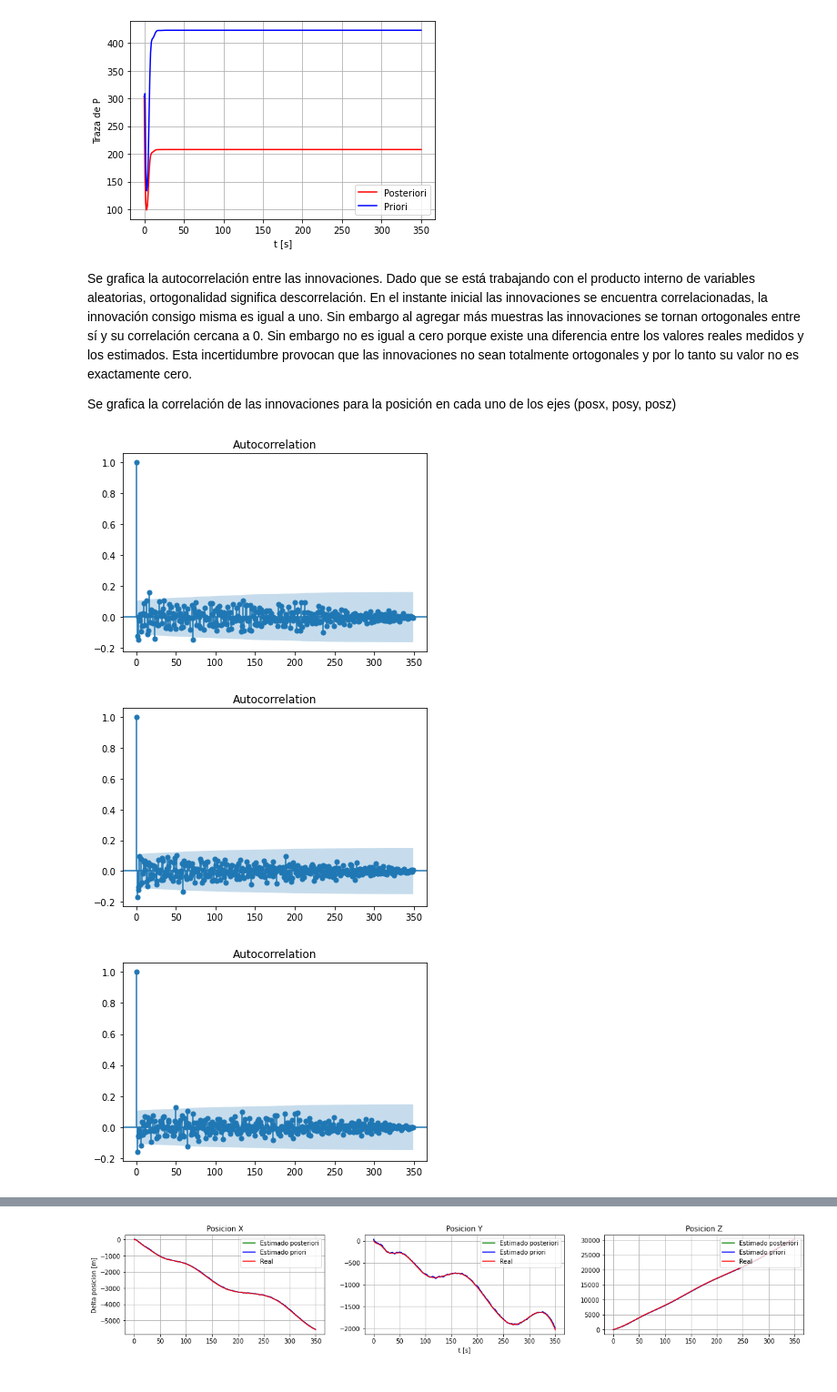
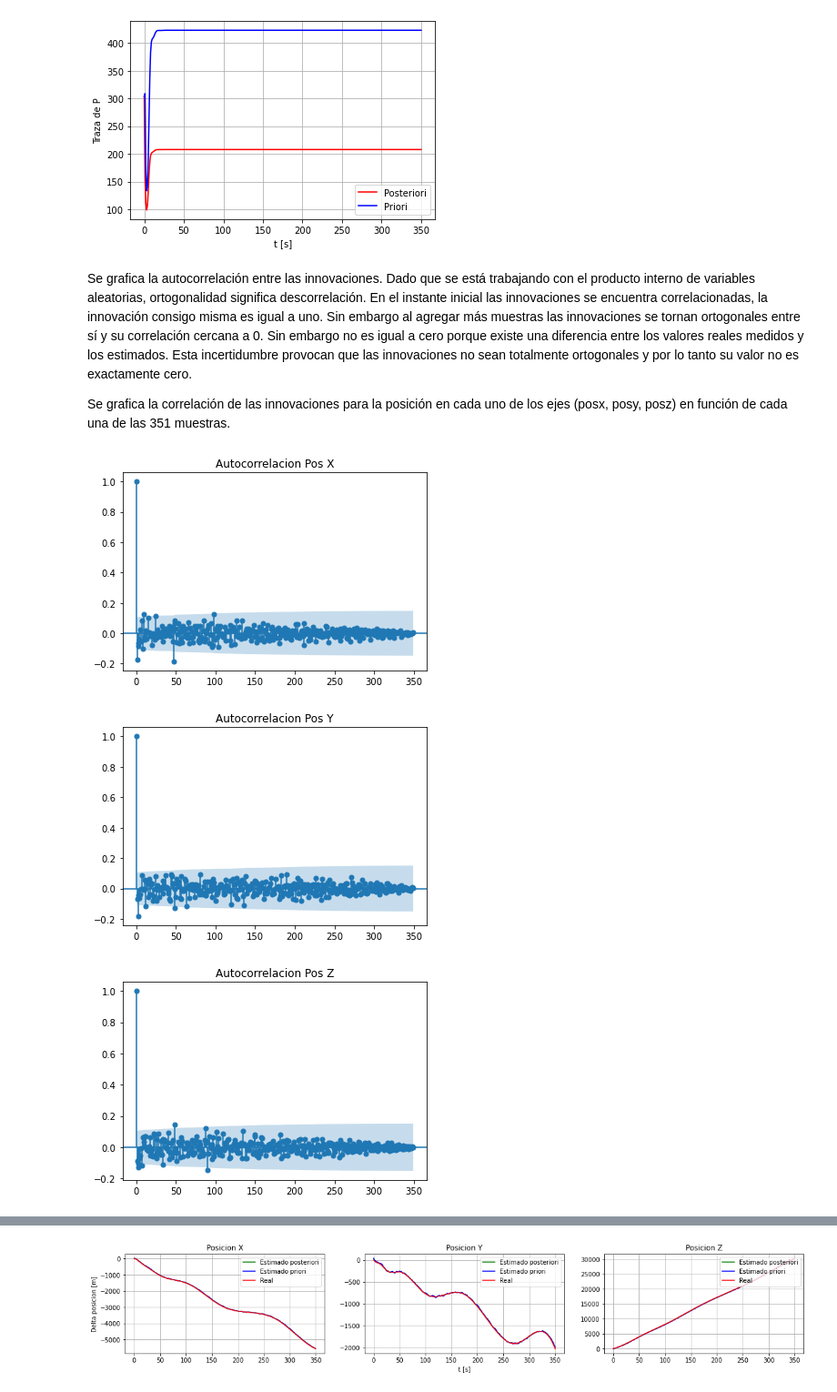
Before and after one commit to GonzaloRomeroR/Kalman-Filter, a Jupyter notebook: TP.ipynb, the cells around one changed output, grey strips where cells are left out. Shown at 91% size. Drawn from its saved outputs; the diff is of its cells as text; code cells hidden in the pictures.

```diff
--- a/TP.ipynb
+++ b/TP.ipynb
@@ -426,16 +425,16 @@ plot_pk(P_posteriori_list, P_priori_list)
 # %% [markdown]
 Se grafica la autocorrelación entre las innovaciones. Dado que se está trabajando con el producto interno de variables aleatorias, ortogonalidad significa descorrelación. En el instante inicial las innovaciones se encuentra correlacionadas, la innovación consigo misma es igual a uno. Sin embargo al agregar más muestras las innovaciones se tornan ortogonales entre sí y su correlación cercana a 0. Sin embargo no es igual a cero porque existe una diferencia entre los valores reales medidos y los estimados. Esta incertidumbre provocan que las innovaciones no sean totalmente ortogonales y por lo tanto su valor no es exactamente cero.
 
-Se grafica la correlación de las innovaciones para la posición en cada uno de los ejes (posx, posy, posz)
+Se grafica la correlación de las innovaciones para la posición en cada uno de los ejes (posx, posy, posz) en función de cada una de las 351 muestras.
 # %%
 from statsmodels.graphics.tsaplots import plot_acf
-
+labels = ["Pos X", "Pos Y", "Pos Z"]
 for i in range(np.array(e_list).shape[1]):
-    _ = plot_acf(np.array(e_list)[:,i], lags=np.array(e_list).shape[0] - 1 )
+    _ = plot_acf(np.array(e_list)[:,i], lags=np.array(e_list).shape[0] - 1, title="Autocorrelacion " + labels[i] )
 # %% [output]
-[figure, old version]
+[figure, new version]
-[figure, old version]
+[figure, new version]
-[figure, old version]
+[figure, new version]
 # %% [markdown]
 ## (2) Se mide la posición afectada por un ruido blanco uniforme de 10 de desvio estandar.
 
```
Also changed, not shown: parts of 25 cells of this notebook.
